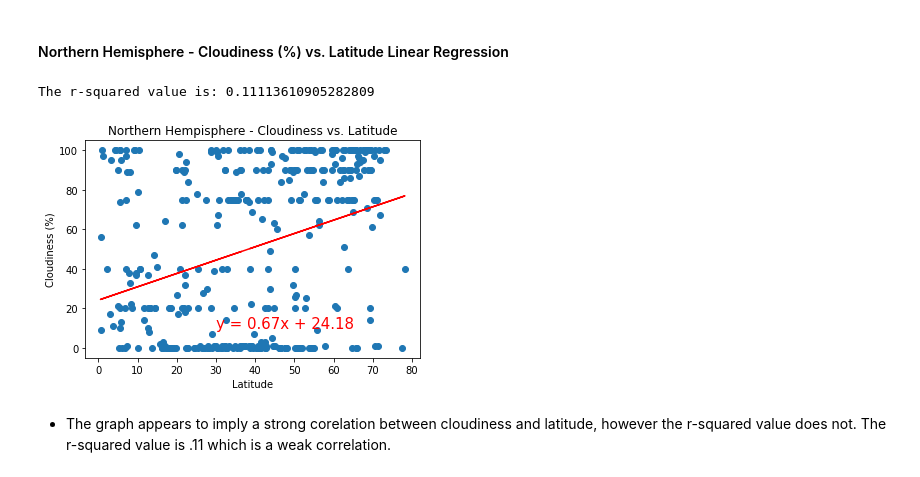
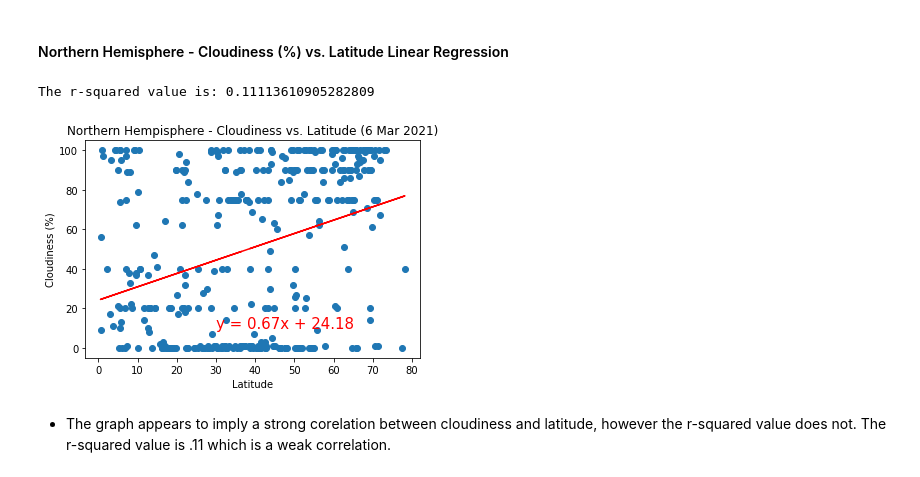
Before and after one commit to ccgrace/python-api-challenge, a Jupyter notebook: WeatherPy/WeatherPy.ipynb, the cells around one changed output. Drawn from its saved outputs; the diff is of its cells as text; code cells hidden in the pictures.

```diff
--- a/WeatherPy/WeatherPy.ipynb
+++ b/WeatherPy/WeatherPy.ipynb
@@ -364,23 +364,23 @@ The r-squared value is: 0.11601570163679145
 # %%
 north_lats = northern_city_wx["Lat"]
 north_cloud = northern_city_wx["Cloudiness"]
 
 (slope, intercept, rvalue, pvalue, stderr) = linregress(north_lats, north_cloud)
 
 regress_values = north_lats * slope + intercept
 line_eq = "y = " + str(round(slope,2)) + "x + " + str(round(intercept,2))
 
 plt.scatter(north_lats, north_cloud)
 plt.plot(north_lats, regress_values, "r-")
 plt.annotate(line_eq,(30,10),fontsize=15,color="red")
 print(f"The r-squared value is: {rvalue**2}")
 plt.xlabel("Latitude")
 plt.ylabel("Cloudiness (%)")
-plt.title("Northern Hempisphere - Cloudiness vs. Latitude")
+plt.title("Northern Hempisphere - Cloudiness vs. Latitude (6 Mar 2021)")
 plt.savefig("../Output Data File/Northern Hemisphere Cloudiness.png")
 # %% [output]
 The r-squared value is: 0.11113610905282809
-[figure, old version]
+[figure, new version]
 # %% [markdown]
 - The graph appears to imply a strong corelation between cloudiness and latitude, however the r-squared value does not. The r-squared value is .11 which is a weak correlation.
 # %% [markdown]
```
Also changed, not shown: parts of 11 cells of this notebook, 8 other files.
